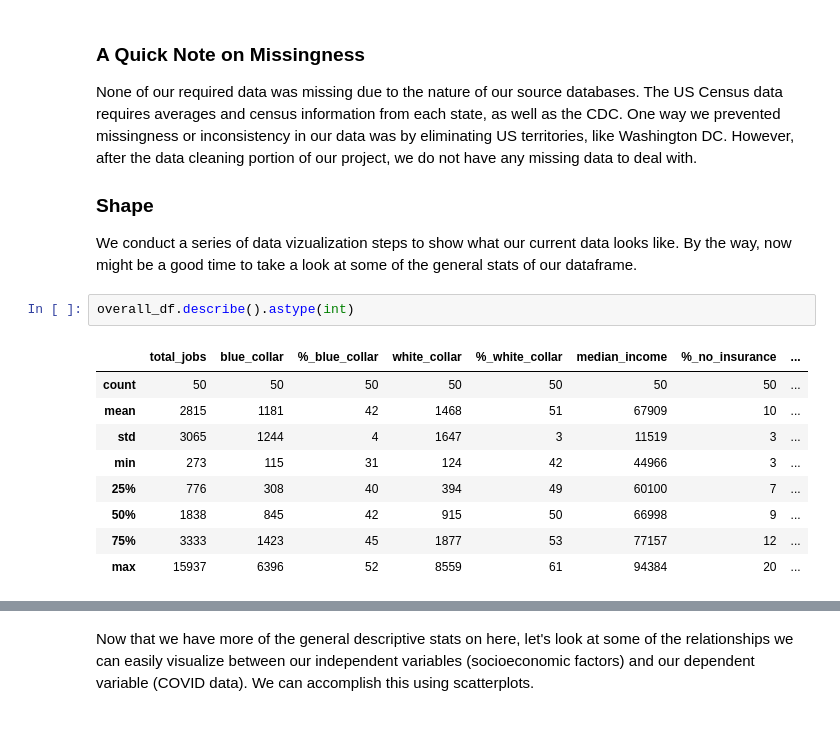
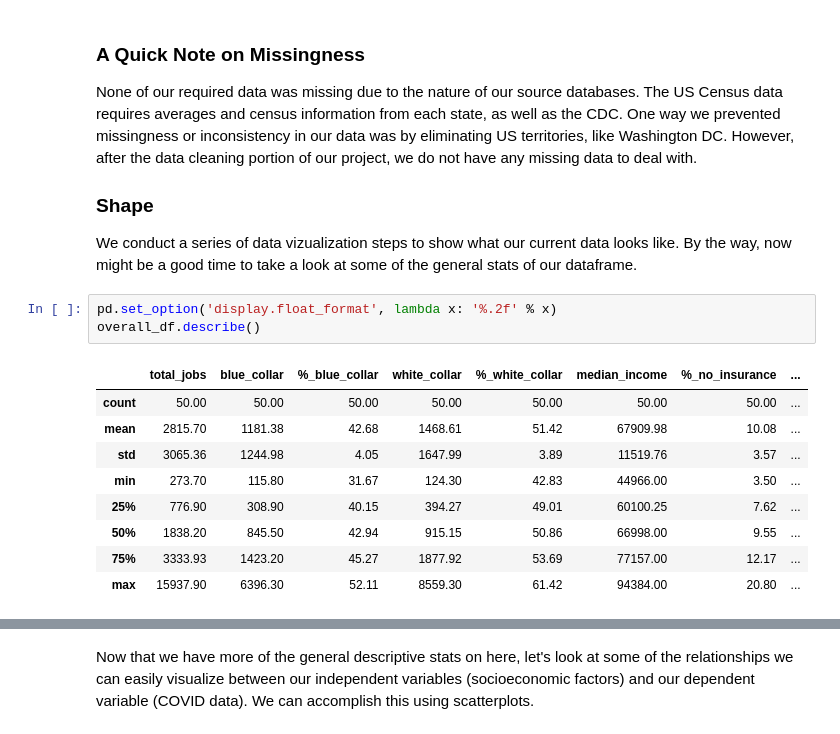
Before and after one commit to EthanLDot/COVID_Socioecon_DataScience_Project, a Jupyter notebook: EDACheckpointGroup029-Wi22.ipynb, the cells around one changed output, grey strips where cells are left out. Drawn from its saved outputs; the diff is of its cells as text.

Commit message:
better comments, description of columns in overall_df, evaluation of slope/intercept

```diff
--- a/EDACheckpointGroup029-Wi22.ipynb
+++ b/EDACheckpointGroup029-Wi22.ipynb
@@ -435,15 +493,16 @@ None of our required data was missing due to the nature of our source databases.
 
 ### Shape
 We conduct a series of data vizualization steps to show what our current data looks like. By the way, now might be a good time to take a look at some of the general stats of our dataframe.
-# %%
-overall_df.describe().astype(int)
-# %% [output]
-|  | total_jobs | blue_collar | %_blue_collar | white_collar | %_white_collar | median_income | %_no_insurance | ... |
-| count | 50 | 50 | 50 | 50 | 50 | 50 | 50 | ... |
-| mean | 2815 | 1181 | 42 | 1468 | 51 | 67909 | 10 | ... |
-| std | 3065 | 1244 | 4 | 1647 | 3 | 11519 | 3 | ... |
-| min | 273 | 115 | 31 | 124 | 42 | 44966 | 3 | ... |
-| 25% | 776 | 308 | 40 | 394 | 49 | 60100 | 7 | ... |
-| 50% | 1838 | 845 | 42 | 915 | 50 | 66998 | 9 | ... |
-| 75% | 3333 | 1423 | 45 | 1877 | 53 | 77157 | 12 | ... |
-| max | 15937 | 6396 | 52 | 8559 | 61 | 94384 | 20 | ... |
+# %%
+pd.set_option('display.float_format', lambda x: '%.2f' % x)
+overall_df.describe()
+# %% [output]
+|  | total_jobs | blue_collar | %_blue_collar | white_collar | %_white_collar | median_income | %_no_insurance | ... |
+| count | 50.00 | 50.00 | 50.00 | 50.00 | 50.00 | 50.00 | 50.00 | ... |
+| mean | 2815.70 | 1181.38 | 42.68 | 1468.61 | 51.42 | 67909.98 | 10.08 | ... |
+| std | 3065.36 | 1244.98 | 4.05 | 1647.99 | 3.89 | 11519.76 | 3.57 | ... |
+| min | 273.70 | 115.80 | 31.67 | 124.30 | 42.83 | 44966.00 | 3.50 | ... |
+| 25% | 776.90 | 308.90 | 40.15 | 394.27 | 49.01 | 60100.25 | 7.62 | ... |
+| 50% | 1838.20 | 845.50 | 42.94 | 915.15 | 50.86 | 66998.00 | 9.55 | ... |
+| 75% | 3333.93 | 1423.20 | 45.27 | 1877.92 | 53.69 | 77157.00 | 12.17 | ... |
+| max | 15937.90 | 6396.30 | 52.11 | 8559.30 | 61.42 | 94384.00 | 20.80 | ... |
```
Also changed, not shown: parts of 12 cells of this notebook.
